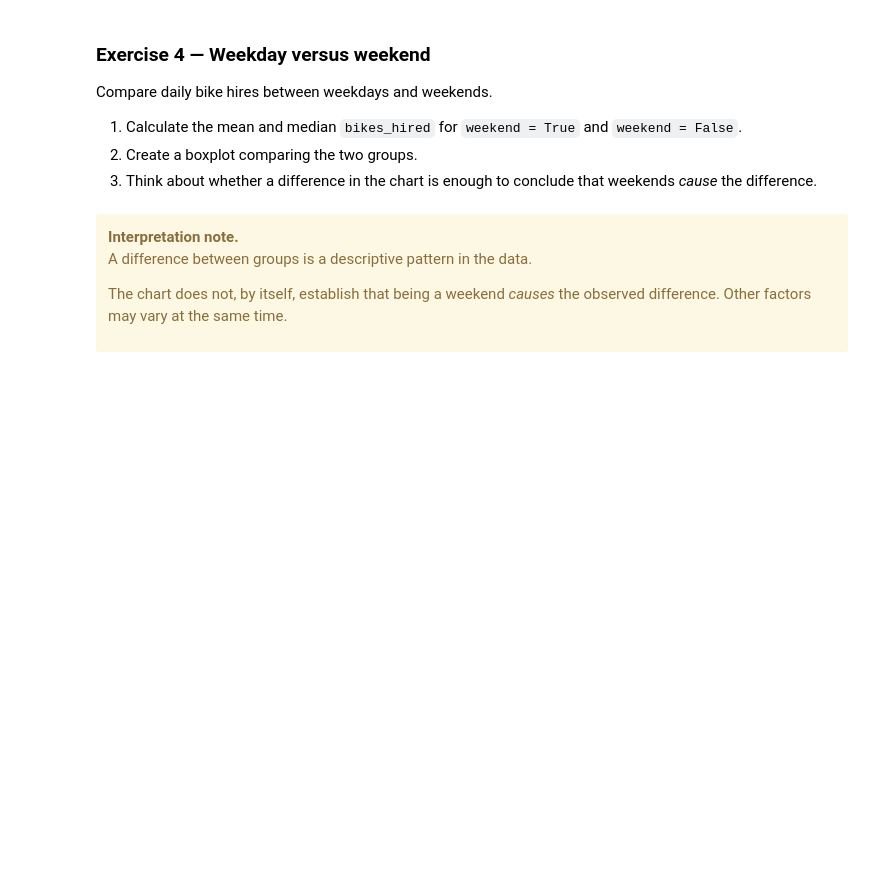
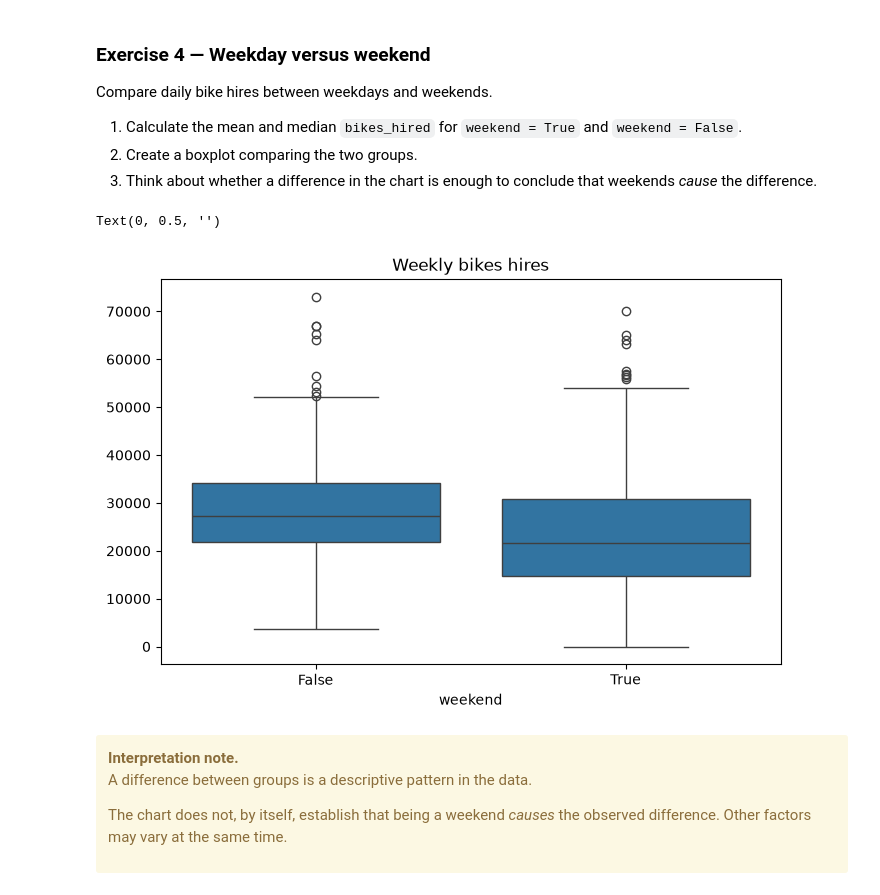
Before and after one commit to wenndybenavides/ANALYTICS-CODING, a Jupyter notebook: Session_2/4_Data_Visualisation_AUT26.ipynb, the cells around one changed output. Cells and saved outputs as stored; diff of their text form; code cells hidden in the pictures; blank space fills up the shorter version.

```diff
--- a/Session_2/4_Data_Visualisation_AUT26.ipynb
+++ b/Session_2/4_Data_Visualisation_AUT26.ipynb
@@ -180,6 +236,21 @@ Compare daily bike hires between weekdays and weekends.
 1. Calculate the mean and median `bikes_hired` for `weekend = True` and `weekend = False`.
 2. Create a boxplot comparing the two groups.
 3. Think about whether a difference in the chart is enough to conclude that weekends *cause* the difference.
+# %%
+plt.figure(figsize = (8,5))
+
+sns.boxplot(
+    data = bikes,
+    x = 'weekend',
+    y = 'bikes_hired'
+)
+
+plt.title('Weekly bikes hires')
+plt.xlabel('weekend')
+plt.ylabel('')
+# %% [output]
+Text(0, 0.5, '')
+[figure, added]
 # %% [markdown]
 <div class="alert alert-warning">
 <b>Interpretation note.</b>
```
Also changed, not shown: parts of 9 cells of this notebook, 2 other files.
